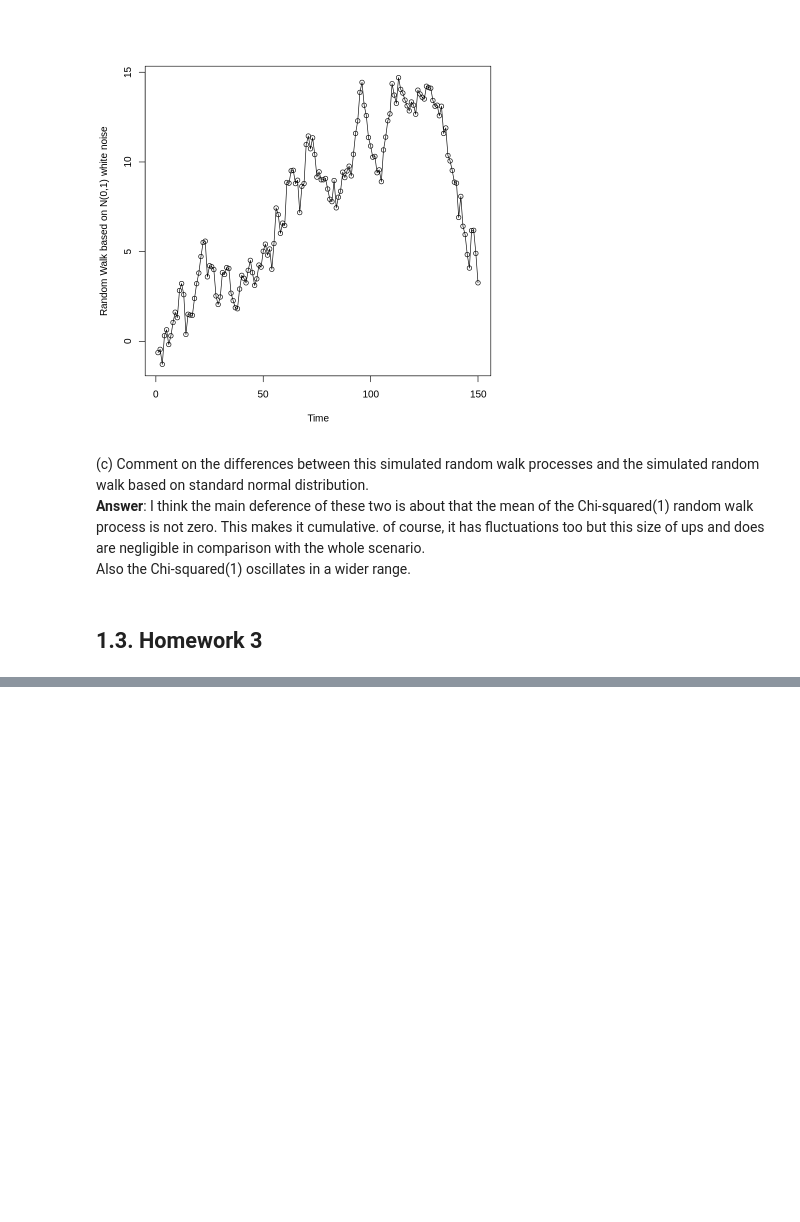
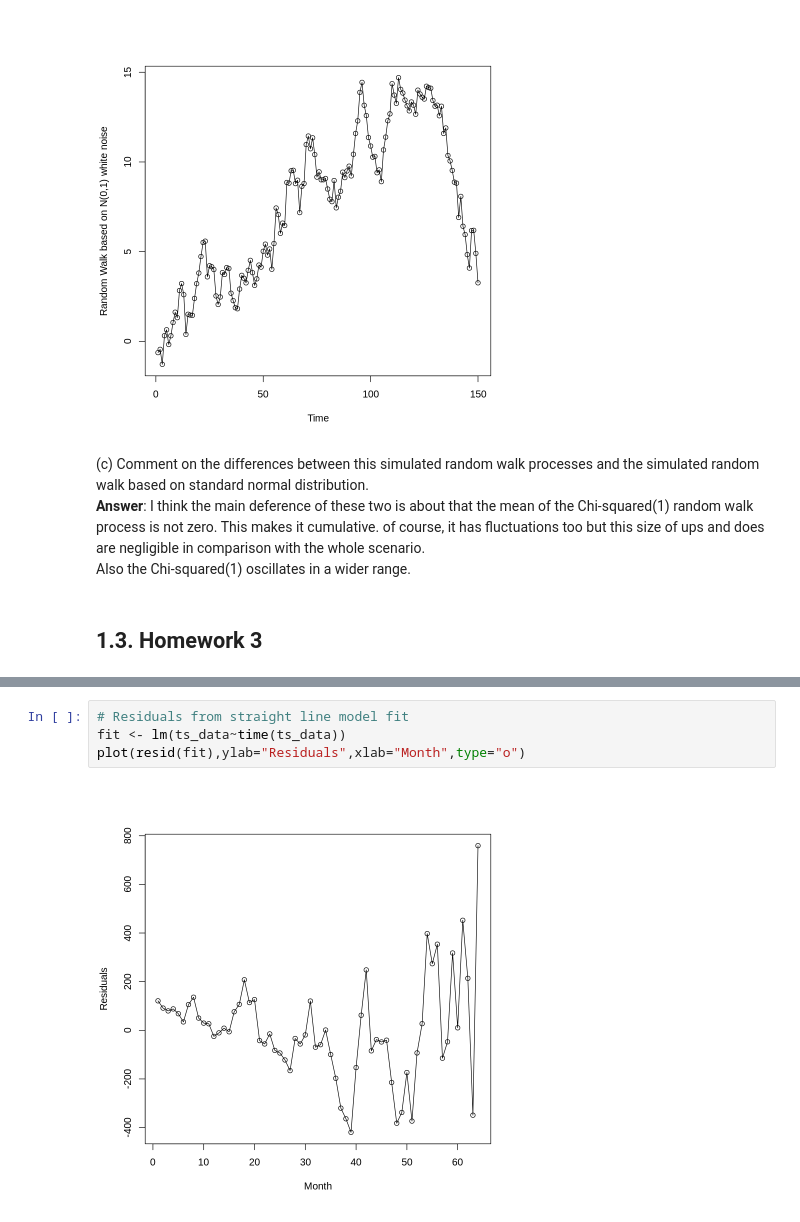
Before and after one commit to Max-Ghadri/Time-Series-Analysis, a Jupyter notebook: 0. Time Series Analysis _ using R on Colab.ipynb, the cells around one changed output, grey strips where cells are left out. Drawn from its saved outputs; the diff is of its cells as text; blank space fills up the shorter version.

```diff
--- a/0. Time Series Analysis _ using R on Colab.ipynb
+++ b/0. Time Series Analysis _ using R on Colab.ipynb
@@ -205,0 +279,6 @@ Also the Chi-squared(1) oscillates in a wider range.
+# %%
+# Residuals from straight line model fit
+fit <- lm(ts_data~time(ts_data))
+plot(resid(fit),ylab="Residuals",xlab="Month",type="o")
+# %% [output]
+[figure, added]
```
Also changed, not shown: parts of 25 cells of this notebook, 1 other file.
